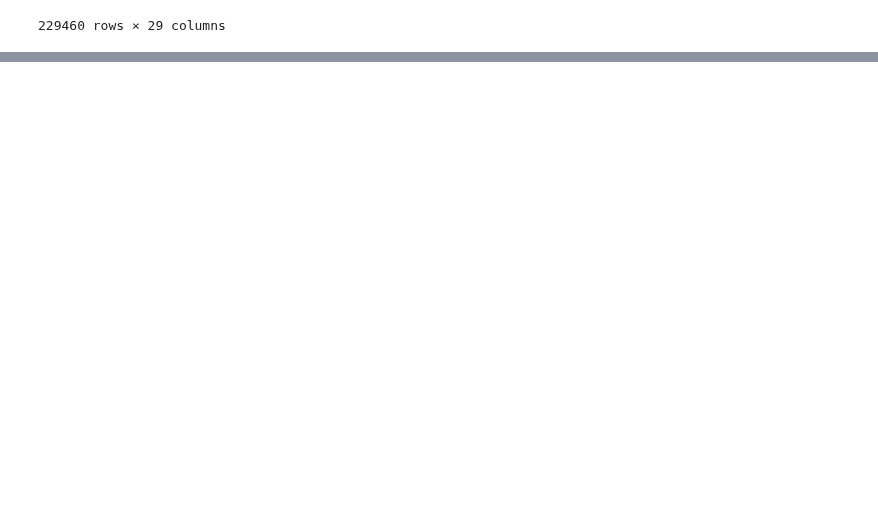
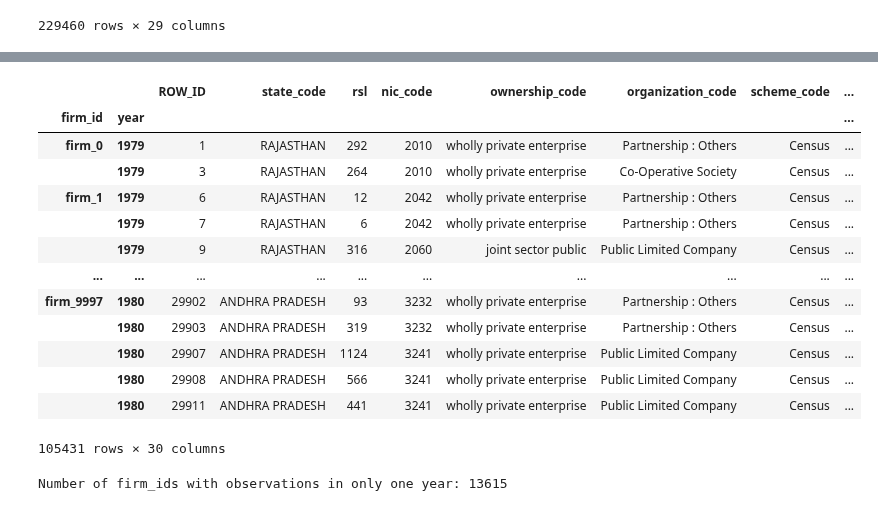
Before and after one commit to kabeerbora/1980s_delin, a Jupyter notebook: Panel_79_89_v2.ipynb, the cells around one changed output, grey strips where cells are left out. Drawn from its saved outputs; the diff is of its cells as text; code cells hidden in the pictures; blank space fills up the shorter version.

```diff
--- a/Panel_79_89_v2.ipynb
+++ b/Panel_79_89_v2.ipynb
@@ -367,3 +367,5 @@ print(df_panel['delicensed'].value_counts())
 |  | 1980 | 29915 | ANDHRA PRADESH | 1291 | 3242 | wholly private enterprise | Private Limited Company | Census | ... |
 |  | 1980 | 29916 | ANDHRA PRADESH | 823 | 3250 | wholly private enterprise | Private Limited Company | Census | ... |
 229460 rows × 29 columns
+# %%
+df_panel['rate_of_profit'] = (df_panel['value_added'] - df_panel['tot_emoluments']) / df_panel['capital_open']
@@ -369,0 +383,36 @@ print(df_panel['delicensed'].value_counts())
+# %%
+df_filtered = df_panel[
+    (df_panel['rate_of_profit'] <= 1) &
+    (df_panel['rate_of_profit'] > 0) &
+    (df_panel['rate_of_profit'].notna())
+].copy()
+
+print("\nShape of filtered dataframe:")
+print(df_filtered.shape)
+
+print("\nDescription of 'rate_of_profit' in filtered dataframe:")
+print(df_filtered['rate_of_profit'].describe())
+# %% [output]
+|  |  | ROW_ID | state_code | rsl | nic_code | ownership_code | organization_code | scheme_code | ... |
+| firm_id | year |  |  |  |  |  |  |  | ... |
+| firm_0 | 1979 | 1 | RAJASTHAN | 292 | 2010 | wholly private enterprise | Partnership : Others | Census | ... |
+|  | 1979 | 3 | RAJASTHAN | 264 | 2010 | wholly private enterprise | Co-Operative Society | Census | ... |
+| firm_1 | 1979 | 6 | RAJASTHAN | 12 | 2042 | wholly private enterprise | Partnership : Others | Census | ... |
+|  | 1979 | 7 | RAJASTHAN | 6 | 2042 | wholly private enterprise | Partnership : Others | Census | ... |
+|  | 1979 | 9 | RAJASTHAN | 316 | 2060 | joint sector public | Public Limited Company | Census | ... |
+| ... | ... | ... | ... | ... | ... | ... | ... | ... | ... |
+| firm_9997 | 1980 | 29902 | ANDHRA PRADESH | 93 | 3232 | wholly private enterprise | Partnership : Others | Census | ... |
+|  | 1980 | 29903 | ANDHRA PRADESH | 319 | 3232 | wholly private enterprise | Partnership : Others | Census | ... |
+|  | 1980 | 29907 | ANDHRA PRADESH | 1124 | 3241 | wholly private enterprise | Public Limited Company | Census | ... |
+|  | 1980 | 29908 | ANDHRA PRADESH | 566 | 3241 | wholly private enterprise | Public Limited Company | Census | ... |
+|  | 1980 | 29911 | ANDHRA PRADESH | 441 | 3241 | wholly private enterprise | Public Limited Company | Census | ... |
+105431 rows × 30 columns
+# %%
+firm_ids = df_panel.index.get_level_values('firm_id')
+years = df_panel.index.get_level_values('year')
+temp_df = pd.DataFrame({'firm_id': firm_ids, 'year': years})
+firm_obs_counts = temp_df.groupby('firm_id')['year'].nunique()
+single_year_firms = firm_obs_counts[firm_obs_counts == 1]
+print("Number of firm_ids with observations in only one year:", single_year_firms.shape[0])
+# %% [output]
+Number of firm_ids with observations in only one year: 13615
```
Also changed, not shown: parts of 5 cells of this notebook.
